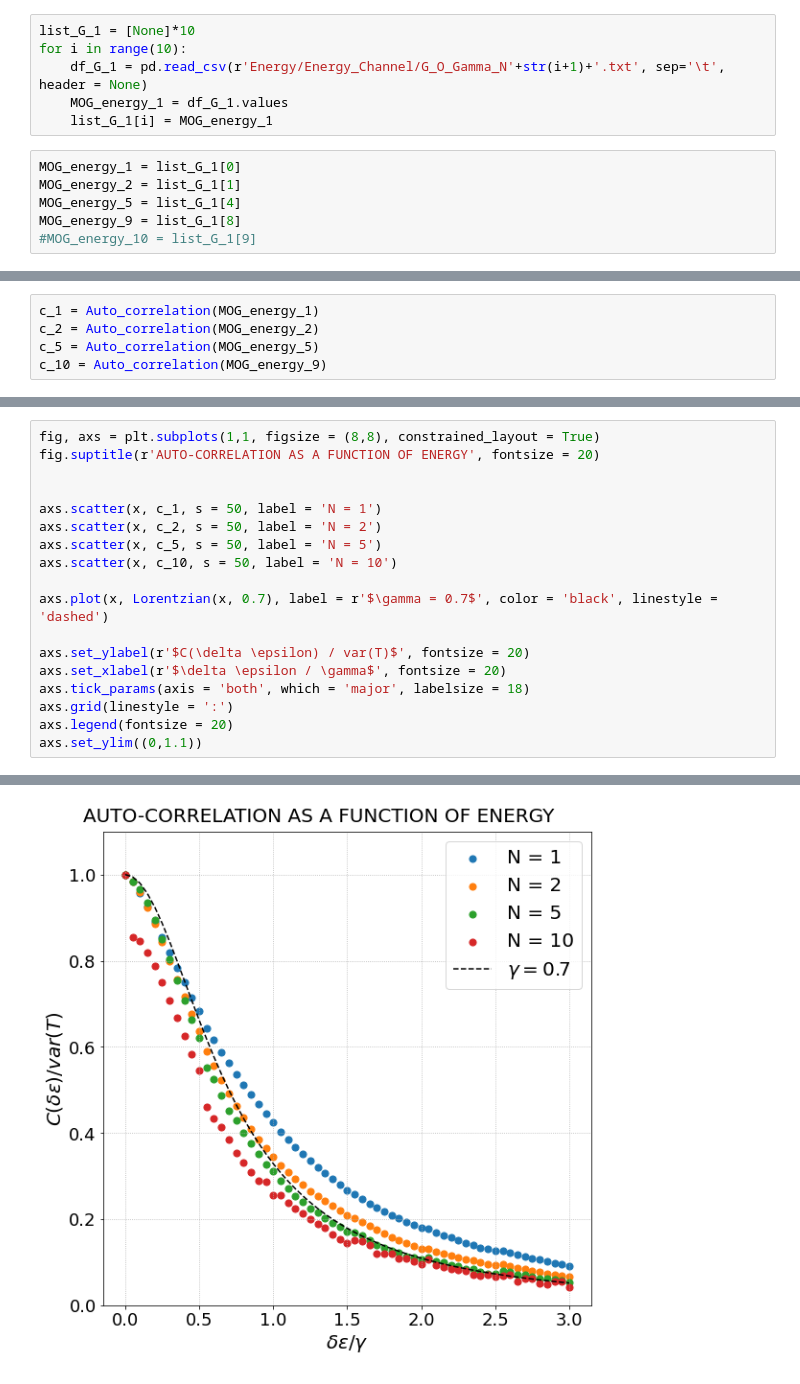
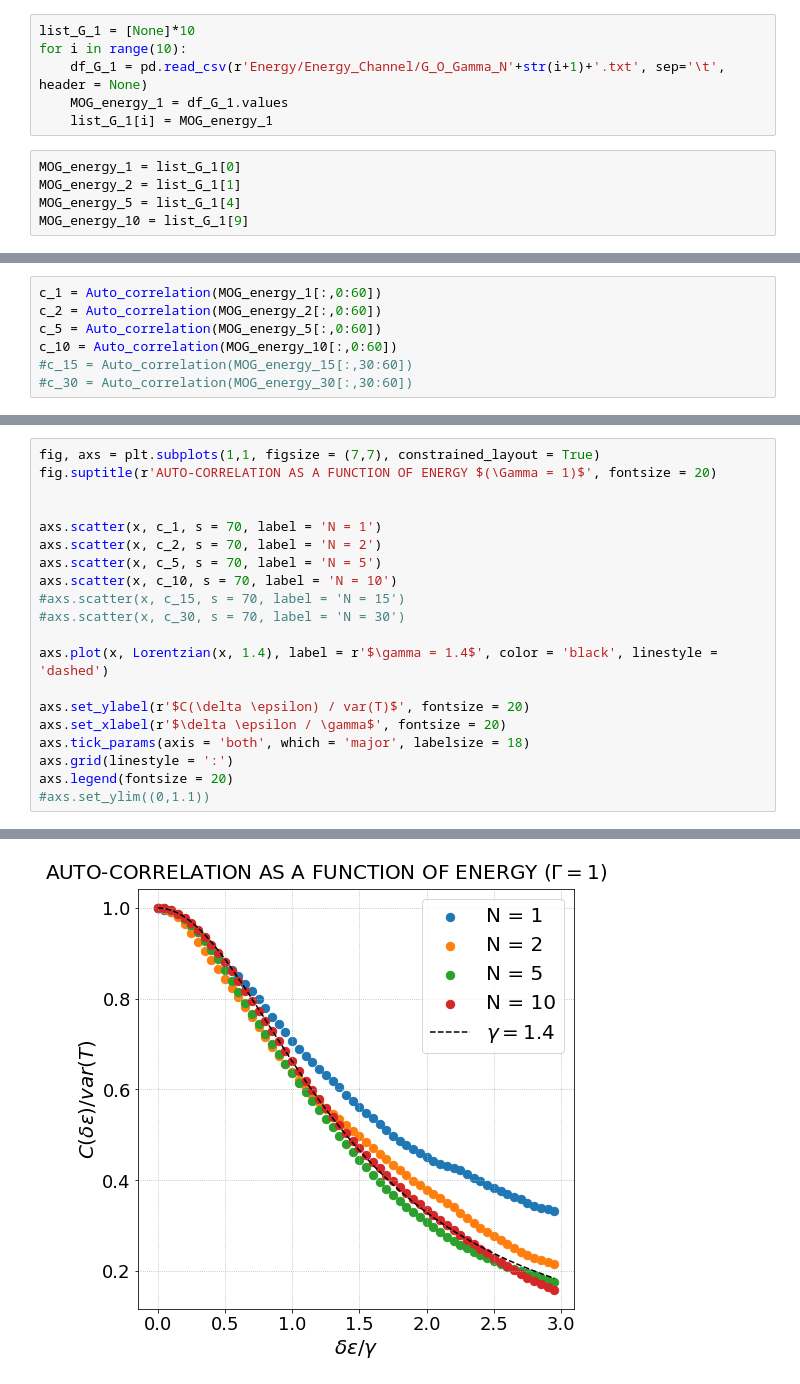
Before and after one commit to Rafffaelb/Schrodinger_Billiard, a Jupyter notebook: WignerDyson/Data_Analysis/Conductance_Energy.ipynb, the cells around one changed output, grey strips where cells are left out. Cells and saved outputs as stored; diff of their text form.

Commit message:
Performing simulation of conductance as a function of energy

```diff
--- a/WignerDyson/Data_Analysis/Conductance_Energy.ipynb
+++ b/WignerDyson/Data_Analysis/Conductance_Energy.ipynb
@@ -15,5 +52,4 @@ for i in range(10):
 MOG_energy_1 = list_G_1[0]
 MOG_energy_2 = list_G_1[1]
 MOG_energy_5 = list_G_1[4]
-MOG_energy_9 = list_G_1[8]
-#MOG_energy_10 = list_G_1[9]
+MOG_energy_10 = list_G_1[9]
@@ -165,7 +72,9 @@ def Auto_correlation(MOG_energy):
 # %%
-c_1 = Auto_correlation(MOG_energy_1)
-c_2 = Auto_correlation(MOG_energy_2)
-c_5 = Auto_correlation(MOG_energy_5)
-c_10 = Auto_correlation(MOG_energy_9)
+c_1 = Auto_correlation(MOG_energy_1[:,0:60])
+c_2 = Auto_correlation(MOG_energy_2[:,0:60])
+c_5 = Auto_correlation(MOG_energy_5[:,0:60])
+c_10 = Auto_correlation(MOG_energy_10[:,0:60])
+#c_15 = Auto_correlation(MOG_energy_15[:,30:60])
+#c_30 = Auto_correlation(MOG_energy_30[:,30:60])
 # %%
 (rows, columns) = np.shape(c_1)
@@ -182,19 +83,21 @@ def Lorentzian(x, small_gamma):
 # %%
-fig, axs = plt.subplots(1,1, figsize = (8,8), constrained_layout = True)
-fig.suptitle(r'AUTO-CORRELATION AS A FUNCTION OF ENERGY', fontsize = 20)
+fig, axs = plt.subplots(1,1, figsize = (7,7), constrained_layout = True)
+fig.suptitle(r'AUTO-CORRELATION AS A FUNCTION OF ENERGY $(\Gamma = 1)$', fontsize = 20)
 
 
-axs.scatter(x, c_1, s = 50, label = 'N = 1')
-axs.scatter(x, c_2, s = 50, label = 'N = 2')
-axs.scatter(x, c_5, s = 50, label = 'N = 5')
-axs.scatter(x, c_10, s = 50, label = 'N = 10')
+axs.scatter(x, c_1, s = 70, label = 'N = 1')
+axs.scatter(x, c_2, s = 70, label = 'N = 2')
+axs.scatter(x, c_5, s = 70, label = 'N = 5')
+axs.scatter(x, c_10, s = 70, label = 'N = 10')
+#axs.scatter(x, c_15, s = 70, label = 'N = 15')
+#axs.scatter(x, c_30, s = 70, label = 'N = 30')
 
-axs.plot(x, Lorentzian(x, 0.7), label = r'$\gamma = 0.7$', color = 'black', linestyle = 'dashed')
+axs.plot(x, Lorentzian(x, 1.4), label = r'$\gamma = 1.4$', color = 'black', linestyle = 'dashed')
 
 axs.set_ylabel(r'$C(\delta \epsilon) / var(T)$', fontsize = 20)
 axs.set_xlabel(r'$\delta \epsilon / \gamma$', fontsize = 20)
 axs.tick_params(axis = 'both', which = 'major', labelsize = 18)
 axs.grid(linestyle = ':')
 axs.legend(fontsize = 20)
-axs.set_ylim((0,1.1))
+#axs.set_ylim((0,1.1))
 # %% [output]
@@ -202,2 +105,2 @@ axs.set_ylim((0,1.1))
-[figure, old version]
+[figure, new version]
 # %%
```
Also changed, not shown: parts of 19 cells of this notebook, 6 other files.
